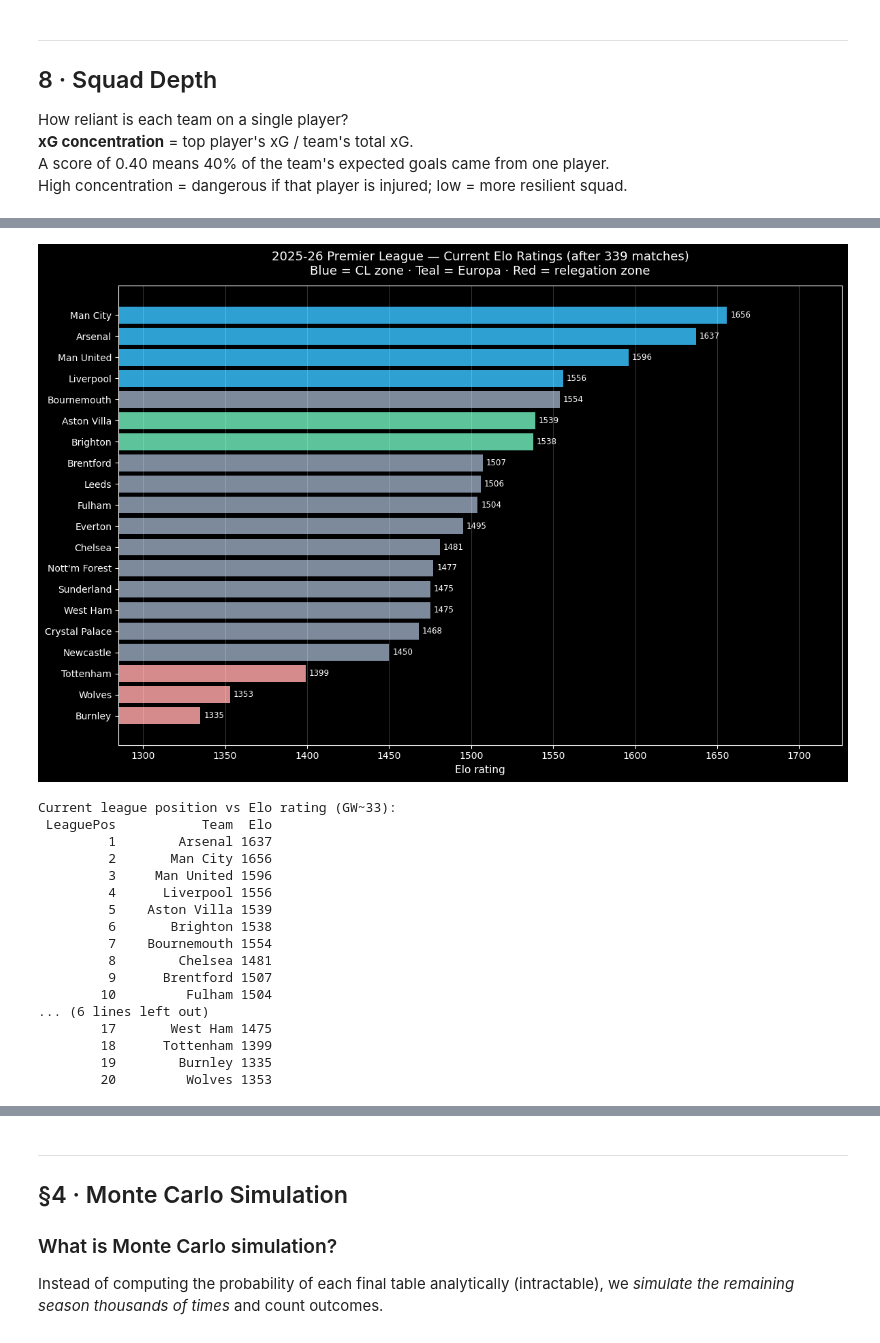
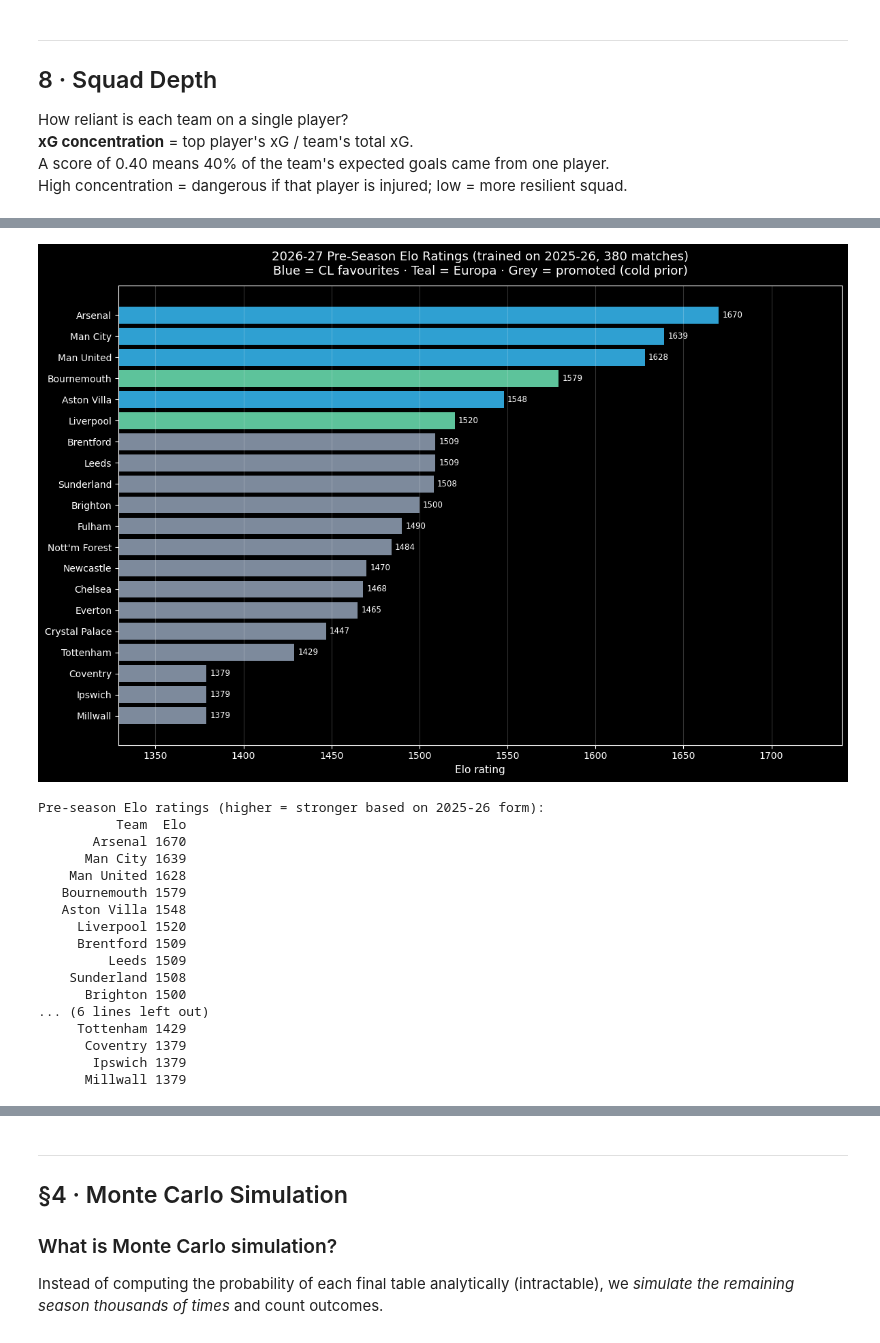
Before and after one commit to s-syasir/PremierPredictor, a Jupyter notebook: PremierPredictor.ipynb, the cells around one changed output, grey strips where cells are left out. Saved outputs shown, nothing was run; the diff lists cells and outputs as text; code cells hidden in the pictures.

```diff
--- a/PremierPredictor.ipynb
+++ b/PremierPredictor.ipynb
@@ -633,11 +650,11 @@ print('xG correlates strongly with goals — but there is variance. That varianc
 [figure]
 xG correlates strongly with goals — but there is variance. That variance is luck (or clinical finishing).
 # %%
-# Per-team xG overperformance (goals − xG) for 2024-25
+# Per-team xG overperformance (goals − xG) for 2025-26
 # Positive = scored more than model expected (clinical / lucky)
 # Negative = scored less (wasteful / unlucky)
 
-season_24 = mxg[mxg['Season'] == '2024-25'].copy()
+season_24 = mxg[mxg['Season'] == '2025-26'].copy()
 
 # Stack home and away rows into one long-form df per team
 home_rows = season_24[['HomeTeam','FTHG','home_xg']].rename(columns={'HomeTeam':'team','FTHG':'goals','home_xg':'xg'})
@@ -664,7 +681,7 @@ for bar, row in zip(bars, team_xg.itertuples()):
             va='center', ha='left' if row.xg_diff >= 0 else 'right', fontsize=8)
 
 ax.set_xlabel('Goals − xG  (positive = over-performed xG)', fontsize=11)
-ax.set_title('xG Over/Underperformance · 2024-25 Premier League\nGreen = scored more than expected · Red = fewer', fontsize=13, pad=12)
+ax.set_title('xG Over/Underperformance · 2025-26 Premier League\nGreen = scored more than expected · Red = fewer', fontsize=13, pad=12)
 ax.grid(axis='x', alpha=0.2)
 plt.tight_layout()
 plt.show()
@@ -810,12 +827,12 @@ depth_df = pd.read_csv(DATA / 'squad_depth.csv')
 # Filter out artefact rows (team name concatenations from groupby edge case)
 depth_df = depth_df[depth_df['team'].str.len() < 40].copy()
 
-# Pivot: seasons as columns, teams as rows, value = xg_concentration for 2024-25
-latest = depth_df[depth_df['season'] == '2024-25'].sort_values('xg_concentration', ascending=False)
+# Pivot: seasons as columns, teams as rows, value = xg_concentration for 2025-26
+latest = depth_df[depth_df['season'] == '2025-26'].sort_values('xg_concentration', ascending=False)
 
 fig, axes = plt.subplots(1, 2, figsize=(16, 8))
 
-# Left: xG concentration bar chart for 2024-25
+# Left: xG concentration bar chart for 2025-26
 ax = axes[0]
 bar_colors = plt.cm.RdYlGn_r(latest['xg_concentration'].values / latest['xg_concentration'].max())
 bars = ax.barh(latest['team'][::-1], latest['xg_concentration'][::-1], color=bar_colors[::-1], alpha=0.88)
@@ -825,7 +842,7 @@ for bar, row in zip(bars, latest.iloc[::-1].itertuples()):
             f'{row.xg_concentration:.0%}',
             va='center', fontsize=8.5)
 ax.set_xlabel('xG concentration (top player % of team total)', fontsize=10)
-ax.set_title('Squad Depth · 2024-25\nHigher = more reliant on one player', fontsize=12, pad=10)
+ax.set_title('Squad Depth · 2025-26\nHigher = more reliant on one player', fontsize=12, pad=10)
 ax.xaxis.set_major_formatter(mticker.PercentFormatter(xmax=1))
 ax.grid(axis='x', alpha=0.2)
 
@@ -844,7 +861,7 @@ ax2.barh(y, rot, height=width, left=fc,       color='#60a5fa', alpha=0.9, label=
 ax2.barh(y, fri, height=width, left=fc+rot,   color='#94a3b8', alpha=0.9, label='Fringe (<1500 min)')
 ax2.set_yticks(y); ax2.set_yticklabels(ylab, fontsize=8)
 ax2.set_xlabel('Number of players', fontsize=10)
-ax2.set_title('Squad Composition by Role · 2024-25', fontsize=12, pad=10)
+ax2.set_title('Squad Composition by Role · 2025-26', fontsize=12, pad=10)
 ax2.legend(fontsize=8, framealpha=0.3)
 ax2.grid(axis='x', alpha=0.2)
 
@@ -857,11 +874,11 @@ plt.show()
 pivot = depth_df.pivot_table(index='team', columns='season', values='xg_concentration')
 
 # Only show teams that appeared in at least 4 seasons
-pivot = pivot[pivot.notna().sum(axis=1) >= 4].dropna(subset=['2024-25'])
-pivot = pivot.sort_values('2024-25', ascending=False).head(12)
+pivot = pivot[pivot.notna().sum(axis=1) >= 4].dropna(subset=['2025-26'])
+pivot = pivot.sort_values('2025-26', ascending=False).head(12)
 
 fig, ax = plt.subplots(figsize=(13, 6))
-seasons_cols = [c for c in ['2019-20','2020-21','2021-22','2022-23','2023-24','2024-25'] if c in pivot.columns]
+seasons_cols = [c for c in ['2019-20','2020-21','2021-22','2022-23','2023-24','2024-25','2025-26'] if c in pivot.columns]
 colors_trend = plt.cm.tab20(np.linspace(0, 1, len(pivot)))
 
 for i, (team, row) in enumerate(pivot.iterrows()):
@@ -870,7 +887,7 @@ for i, (team, row) in enumerate(pivot.iterrows()):
     ax.text(seasons_cols[-1], vals[-1], f' {team}', va='center', fontsize=7.5, color=colors_trend[i])
 
 ax.set_ylabel('xG concentration (1.0 = all goals from one player)', fontsize=10)
-ax.set_title('xG Concentration Trend · Top 12 Most Concentrated Teams in 2024-25', fontsize=13, pad=12)
+ax.set_title('xG Concentration Trend · Top 12 Most Concentrated Teams in 2025-26', fontsize=13, pad=12)
 ax.yaxis.set_major_formatter(mticker.PercentFormatter(xmax=1))
 ax.grid(True, alpha=0.15)
 ax.tick_params(axis='x', rotation=20)
@@ -938,8 +958,6 @@ Leading promotion candidates for Premier League 2026-27:
 # %%
-# Current Elo ratings — colour by position zone
-n_played_gw = len(played) // 10  # approximate gameweek
-
-elo_rows = [{'Team': t, 'Elo': round(elo[t])} for t in teams]
+# Pre-season Elo ratings — trained on 2025-26; includes cold priors for promoted teams
+elo_rows = [{'Team': t, 'Elo': round(elo[t])} for t in teams_2627]
 elo_df = (pd.DataFrame(elo_rows)
             .sort_values('Elo', ascending=False)
             .reset_index(drop=True))
@@ -947,54 +965,54 @@ elo_df.index += 1
 
 # Map team → current league position (from actual_df)
 pos_map = {row.Team: int(row.Index) for row in actual_df.itertuples()}
 
 def zone_color(pos):
     if pos <= 4:  return '#38bdf8'   # Champions League
     if pos <= 6:  return '#6ee7b7'   # Europa
     if pos >= 18: return '#fca5a5'   # Relegation
     return '#94a3b8'                  # Mid-table
 
 elo_df['LeaguePos'] = elo_df['Team'].map(pos_map).fillna(10).astype(int)
 elo_df['Color'] = elo_df['LeaguePos'].apply(zone_color)
 
 fig, ax = plt.subplots(figsize=(12, 8))
 bars = ax.barh(elo_df['Team'][::-1], elo_df['Elo'][::-1],
                color=elo_df['Color'][::-1].tolist(), alpha=0.85)
 for bar, val in zip(bars, elo_df['Elo'][::-1]):
     ax.text(bar.get_width() + 2, bar.get_y() + bar.get_height() / 2,
             str(val), va='center', fontsize=8.5)
 ax.set_xlabel('Elo rating', fontsize=11)
 ax.set_title(
-    f'2025-26 Premier League — Current Elo Ratings (after {len(played)} matches)\n'
-    'Blue = CL zone · Teal = Europa · Red = relegation zone',
+    f'2026-27 Pre-Season Elo Ratings (trained on 2025-26, {len(played)} matches)\n'
+    'Blue = CL favourites · Teal = Europa · Grey = promoted (cold prior)',
     fontsize=13, pad=12
 )
 ax.set_xlim(elo_df['Elo'].min() - 50, elo_df['Elo'].max() + 70)
 ax.grid(axis='x', alpha=0.2)
 plt.tight_layout()
 plt.savefig(OUT / 'elo_ratings.png', dpi=150, bbox_inches='tight')
 plt.show()
 
-print(f'\nCurrent league position vs Elo rating (GW~{n_played_gw}):')
-print(elo_df[['LeaguePos','Team','Elo']].sort_values('LeaguePos').to_string(index=False))
+print('\nPre-season Elo ratings (higher = stronger based on 2025-26 form):')
+print(elo_df[['Team','Elo']].to_string(index=False))
 # %% [output]
-[figure, old version]
+[figure, new version]
-Current league position vs Elo rating (GW~33):
- LeaguePos           Team  Elo
-         1        Arsenal 1637
-         2       Man City 1656
-         3     Man United 1596
-         4      Liverpool 1556
-         5    Aston Villa 1539
-         6       Brighton 1538
-         7    Bournemouth 1554
-         8        Chelsea 1481
-         9      Brentford 1507
-        10         Fulham 1504
+Pre-season Elo ratings (higher = stronger based on 2025-26 form):
+          Team  Elo
+       Arsenal 1670
+      Man City 1639
+    Man United 1628
+   Bournemouth 1579
+   Aston Villa 1548
+     Liverpool 1520
+     Brentford 1509
+         Leeds 1509
+    Sunderland 1508
+      Brighton 1500
 ... (6 lines left out)
-        17       West Ham 1475
-        18      Tottenham 1399
-        19        Burnley 1335
-        20         Wolves 1353
+     Tottenham 1429
+      Coventry 1379
+       Ipswich 1379
+      Millwall 1379
 # %% [markdown]
 ---
```
Also changed, not shown: parts of 30 cells of this notebook, 8 other files.
